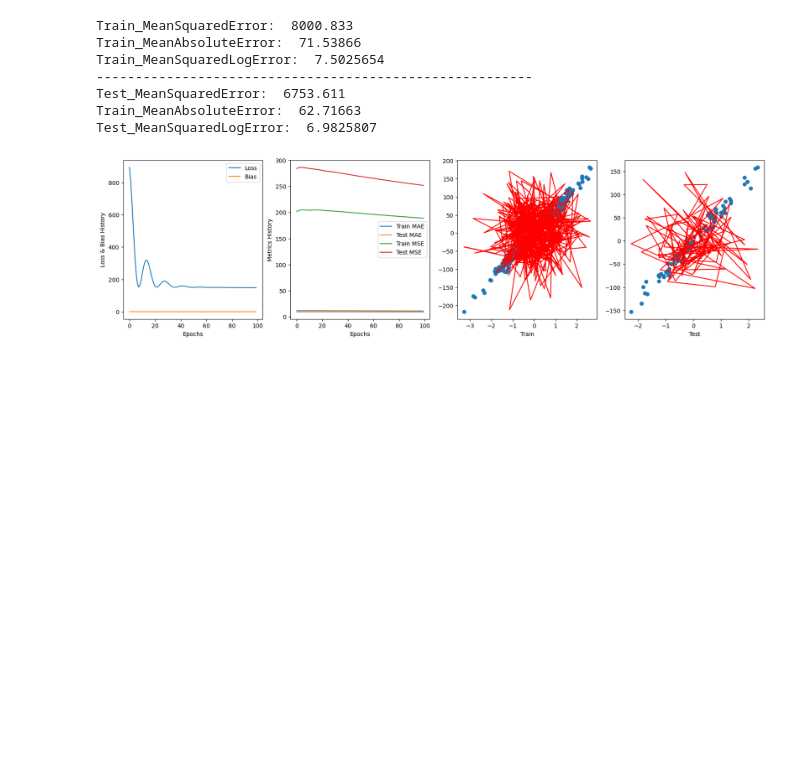
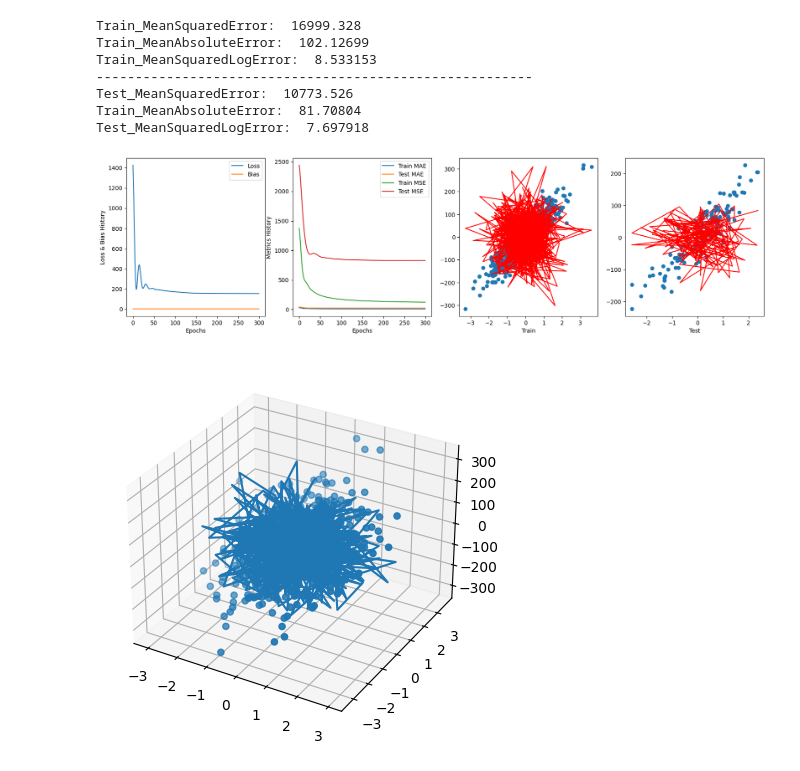
Before and after one commit to cecinuga/MarketAI, a Jupyter notebook: Models/OrderAiTensorflow.ipynb, the cells around one changed output. Saved outputs shown, nothing was run; the diff lists cells and outputs as text; code cells hidden in the pictures; blank space fills up the shorter version.

```diff
--- a/Models/OrderAiTensorflow.ipynb
+++ b/Models/OrderAiTensorflow.ipynb
@@ -9,11 +9,11 @@ from sklearn.model_selection import train_test_split, KFold
 housing = fetch_california_housing()
 os.environ['TF_CPP_MIN_LOG_LEVEL'] = '3'
 k = 5
-epochs = 100
+epochs = 300
 lr = 0.01
 
 X_train, X_test, y_train, y_test = train_test_split(housing.data, housing.target, test_size=0.98, random_state=2)
-XR, yR = make_regression(n_samples=500, n_features=1, noise=10, random_state=5)
+XR, yR = make_regression(n_samples=700, n_features=2, noise=10, random_state=5)
 X_train2, X_test2, y_train2, y_test2 = train_test_split(XR, yR, test_size=0.20, random_state=2)
 
 def normalize_dataset(X):
@@ -208,44 +218,45 @@ print("Test_MeanSquaredLogError: ", model.test_accuracy.result().numpy())
 fig, ax = plt.subplots(1, 4, figsize=(20, 5))
 
 ax[0].plot([e for e in range(epochs)], model.loss_history, label="Loss")
 ax[0].plot([e for e in range(epochs)], tf.square(model.bias_history).numpy(), label="Bias")
 ax[0].set_ylabel('Loss & Bias History')
 ax[0].set_xlabel('Epochs')
 ax[0].legend()
 
 ax[1].plot([e for e in range(epochs)], model.mae_train_error_history, label="Train MAE")
 ax[1].plot([e for e in range(epochs)], model.mae_test_error_history, label="Test MAE")
 ax[1].plot([e for e in range(epochs)], model.mse_train_error_history, label="Train MSE")
 ax[1].plot([e for e in range(epochs)], model.mse_test_error_history, label="Test MSE")
 ax[1].set_ylabel('Metrics History')
 ax[1].set_xlabel('Epochs')
 ax[1].legend()
 
-ax[2].scatter(X_train2[:, -1], y_train2[:])
-ax[2].plot(X_train2[:, -1], model.predicted[:], color='r')
+ax[2].scatter(X_train[:, -1], y_train[:])
+ax[2].plot(X_train[:, -1], model.predicted[:], color='r')
 #ax[2].set_ylim([-200, 200])
 #ax[2].set_xlim(-3,3)
 ax[2].set_xlabel("Train")
 
-ax[3].scatter(X_test2[:, -1], y_test2[:])
-ax[3].plot(X_test2[:, -1], model.predicted_test[:], color='r')
+ax[3].scatter(X_test[:, -1], y_test[:])
+ax[3].plot(X_test[:, -1], model.predicted_test[:], color='r')
 #ax[3].set_ylim([-200, 200])
 #ax[3].set_xlim(-3,3)
 ax[3].set_xlabel("Test")
-"""
+
 fig3d = plt.figure()
 ax3d = fig3d.add_subplot(projection='3d')
-ax3d.scatter(X_train2[:, 0], X_train2[:, 1], y_train2[:])
-ax3d.plot(X_train2[:, 0], X_train2[:, 1], model.predicted[:])"""
+ax3d.scatter(X_train[:, 0], X_train[:, 1], y_train[:])
+ax3d.plot(X_train[:, 0], X_train[:, 1], model.predicted[:])
 
 
 plt.show()
 # %% [output]
-Train_MeanSquaredError:  8000.833
-Train_MeanAbsoluteError:  71.53866
-Train_MeanSquaredLogError:  7.5025654
+Train_MeanSquaredError:  16999.328
+Train_MeanAbsoluteError:  102.12699
+Train_MeanSquaredLogError:  8.533153
 --------------------------------------------------------
-Test_MeanSquaredError:  6753.611
-Train_MeanAbsoluteError:  62.71663
-Test_MeanSquaredLogError:  6.9825807
+Test_MeanSquaredError:  10773.526
+Train_MeanAbsoluteError:  81.70804
+Test_MeanSquaredLogError:  7.697918
-[figure, old version]
+[figure, new version]
+[figure, added]
```
Also changed, not shown: parts of 1 cell of this notebook, 1 other file.
